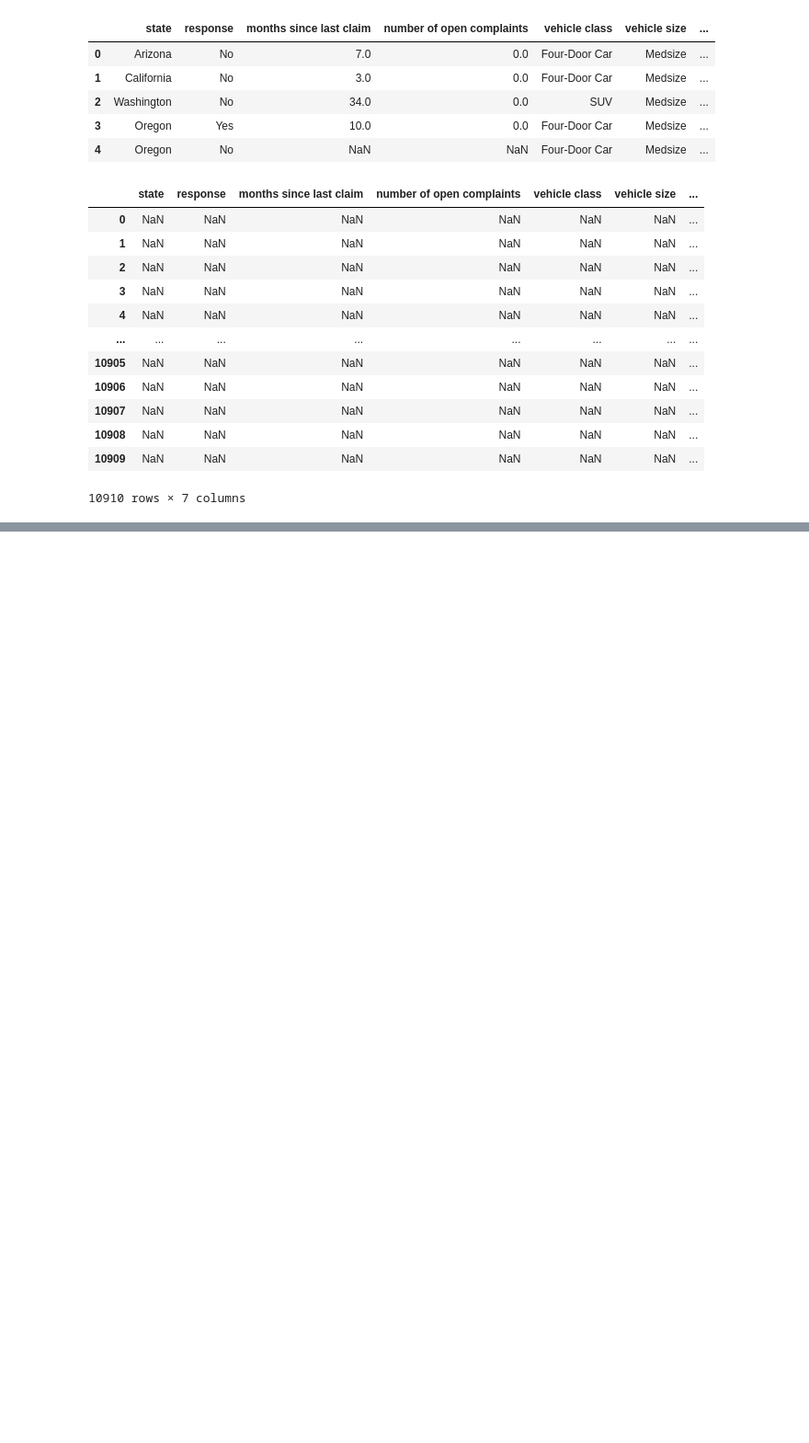
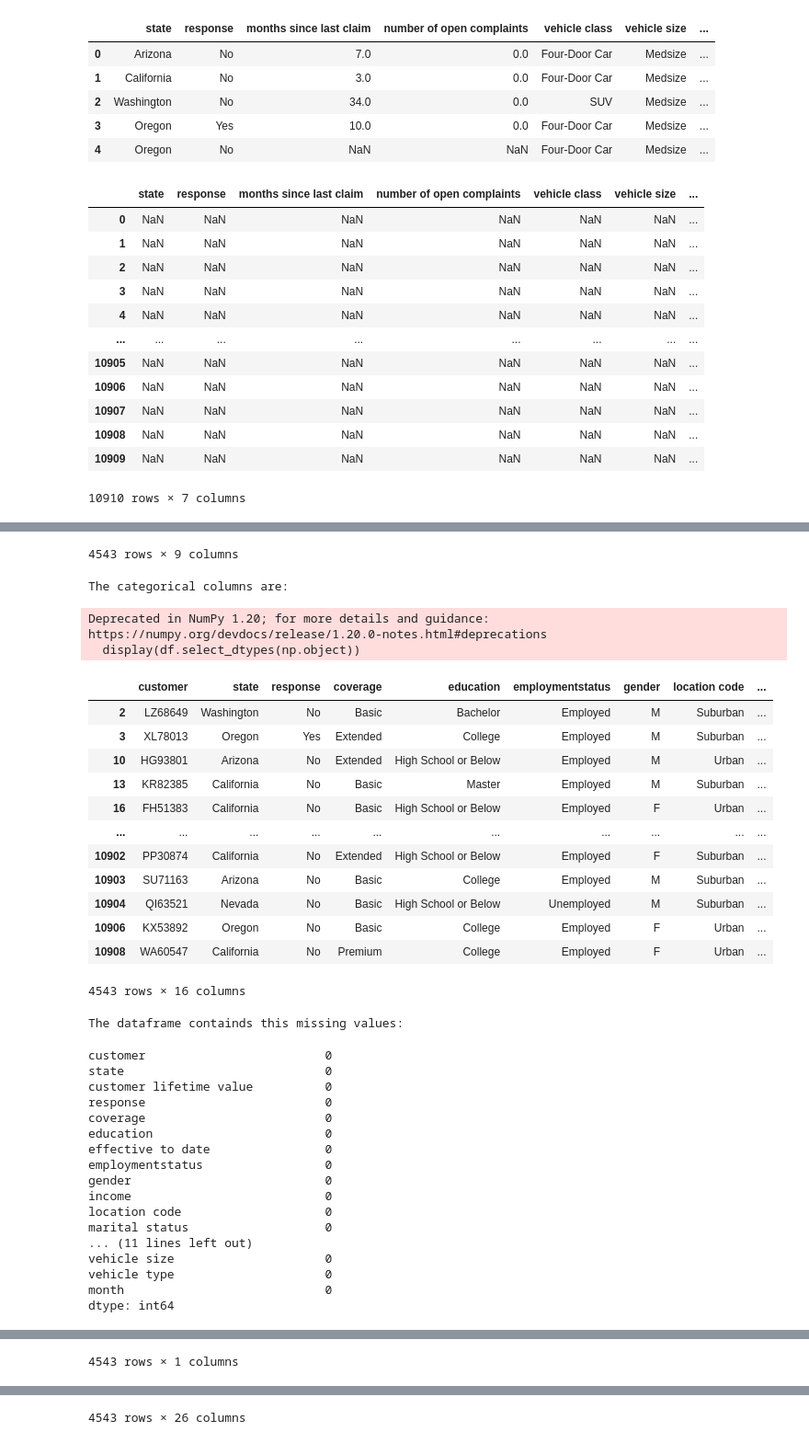
Before and after one commit to hectorfa17/lab-customer-analysis-round-2, a Jupyter notebook: lab2-answers-HectorFontenla.ipynb, the cells around one changed output, grey strips where cells are left out. Shown at 92% size. Saved outputs shown, nothing was run; the diff lists cells and outputs as text; code cells hidden in the pictures; blank space fills up the shorter version.

```diff
--- a/lab2-answers-HectorFontenla.ipynb
+++ b/lab2-answers-HectorFontenla.ipynb
@@ -127,0 +128,6 @@ display (datasafe.head())
+# %%
+datasafe['effective to date'] = pd.to_datetime(datasafe['effective to date'], errors = 'coerce')
+# %%
+datasafe['month'] = datasafe['effective to date'].dt.month
+datasafe = datasafe[datasafe['month']<=3]
+datasafe['month']
@@ -127,0 +169,30 @@ display (datasafe.head())
+# %%
+df = datasafe.copy()
+def bonus(df):
+#1. Show the dataframe shape.
+    print(df.shape)
+#2. Standardize header names.
+# Example of list comprehension
+#df.columns = [col.lower() for col in df.columns]
+    cols = []
+    for col in df.columns:
+       cols.append(col.lower())
+    df.colums = cols
+    print(df.columns)
+#3. Which columns are numerical?
+    print("The numerical columns are: ")
+    display(df.select_dtypes(np.number))
+#4. Which columns are categorical?
+    print("The categorical columns are: ")
+    display(df.select_dtypes(np.object))
+#5. Check and deal with `NaN` values.
+    print("The dataframe containds this missing values: ")
+    display(df.isna().sum())
+#6. Datetime format - Extract the months from the dataset and store in a separate column.
+    df['effective to date'] = pd.to_datetime(df['effective to date'], errors = 'coerce')
+    df['month'] = df['effective to date'].dt.month
+    display(df[['month']])
+    return df #if you want the function to store any value
+# %%
+bonus(datasafe)
+# %% [output]
@@ -127,0 +221,35 @@ display (datasafe.head())
+4543 rows × 9 columns
+The categorical columns are:
+Deprecated in NumPy 1.20; for more details and guidance: https://numpy.org/devdocs/release/1.20.0-notes.html#deprecations
+  display(df.select_dtypes(np.object))
+|  | customer | state | response | coverage | education | employmentstatus | gender | location code | ... |
+| 2 | LZ68649 | Washington | No | Basic | Bachelor | Employed | M | Suburban | ... |
+| 3 | XL78013 | Oregon | Yes | Extended | College | Employed | M | Suburban | ... |
+| 10 | HG93801 | Arizona | No | Extended | High School or Below | Employed | M | Urban | ... |
+| 13 | KR82385 | California | No | Basic | Master | Employed | M | Suburban | ... |
+| 16 | FH51383 | California | No | Basic | High School or Below | Employed | F | Urban | ... |
+| ... | ... | ... | ... | ... | ... | ... | ... | ... | ... |
+| 10902 | PP30874 | California | No | Extended | High School or Below | Employed | F | Suburban | ... |
+| 10903 | SU71163 | Arizona | No | Basic | College | Employed | M | Suburban | ... |
+| 10904 | QI63521 | Nevada | No | Basic | High School or Below | Unemployed | M | Suburban | ... |
+| 10906 | KX53892 | Oregon | No | Basic | College | Employed | F | Urban | ... |
+| 10908 | WA60547 | California | No | Premium | College | Employed | F | Urban | ... |
+4543 rows × 16 columns
+The dataframe containds this missing values:
+customer                         0
+state                            0
+customer lifetime value          0
+response                         0
+coverage                         0
+education                        0
+effective to date                0
+employmentstatus                 0
+gender                           0
+income                           0
+location code                    0
+marital status                   0
+... (11 lines left out)
+vehicle size                     0
+vehicle type                     0
+month                            0
+dtype: int64
@@ -127,0 +268 @@ display (datasafe.head())
+4543 rows × 1 columns
@@ -127,0 +281 @@ display (datasafe.head())
+4543 rows × 26 columns
```
Also changed, not shown: parts of 7 cells of this notebook.
